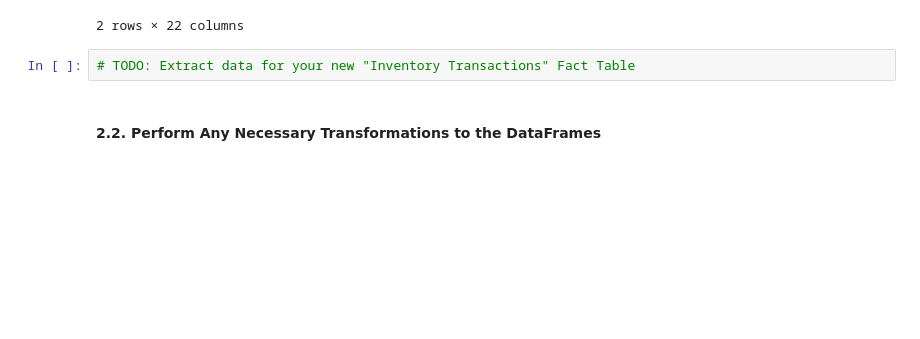
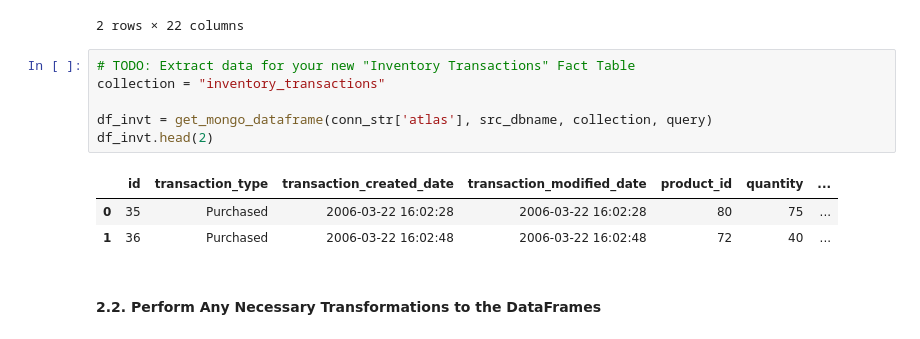
Before and after one commit to peneeta/DS-2002-Coursework, a Jupyter notebook: 03-NoSQL/Lab-04-Python-MongoDB-ETL.ipynb, the cells around one changed output. Cells and saved outputs as stored; diff of their text form; blank space fills up the shorter version.

```diff
--- a/03-NoSQL/Lab-04-Python-MongoDB-ETL.ipynb
+++ b/03-NoSQL/Lab-04-Python-MongoDB-ETL.ipynb
@@ -203,6 +203,14 @@ df_pos.head(2)
 2 rows × 22 columns
 # %%
 # TODO: Extract data for your new "Inventory Transactions" Fact Table
+collection = "inventory_transactions"
+
+df_invt = get_mongo_dataframe(conn_str['atlas'], src_dbname, collection, query)
+df_invt.head(2)
+# %% [output]
+|  | id | transaction_type | transaction_created_date | transaction_modified_date | product_id | quantity | ... |
+| 0 | 35 | Purchased | 2006-03-22 16:02:28 | 2006-03-22 16:02:28 | 80 | 75 | ... |
+| 1 | 36 | Purchased | 2006-03-22 16:02:48 | 2006-03-22 16:02:48 | 72 | 40 | ... |
 # %% [markdown]
 #### 2.2. Perform Any Necessary Transformations to the DataFrames
 # %%
```
Also changed, not shown: parts of 5 cells of this notebook.
